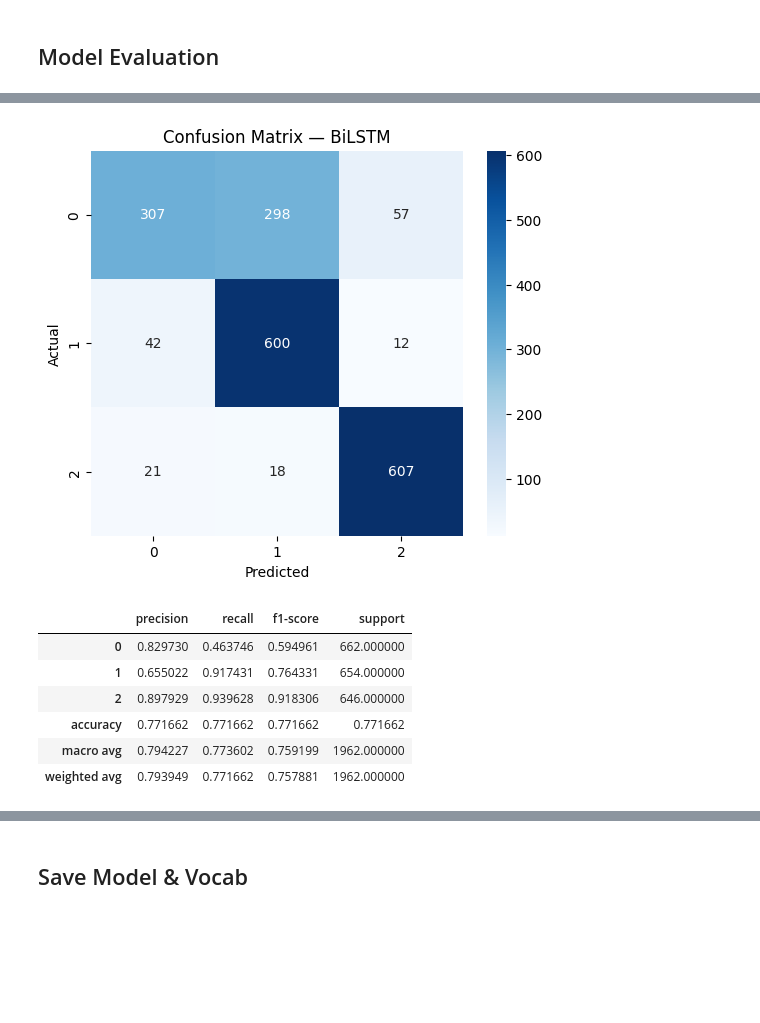
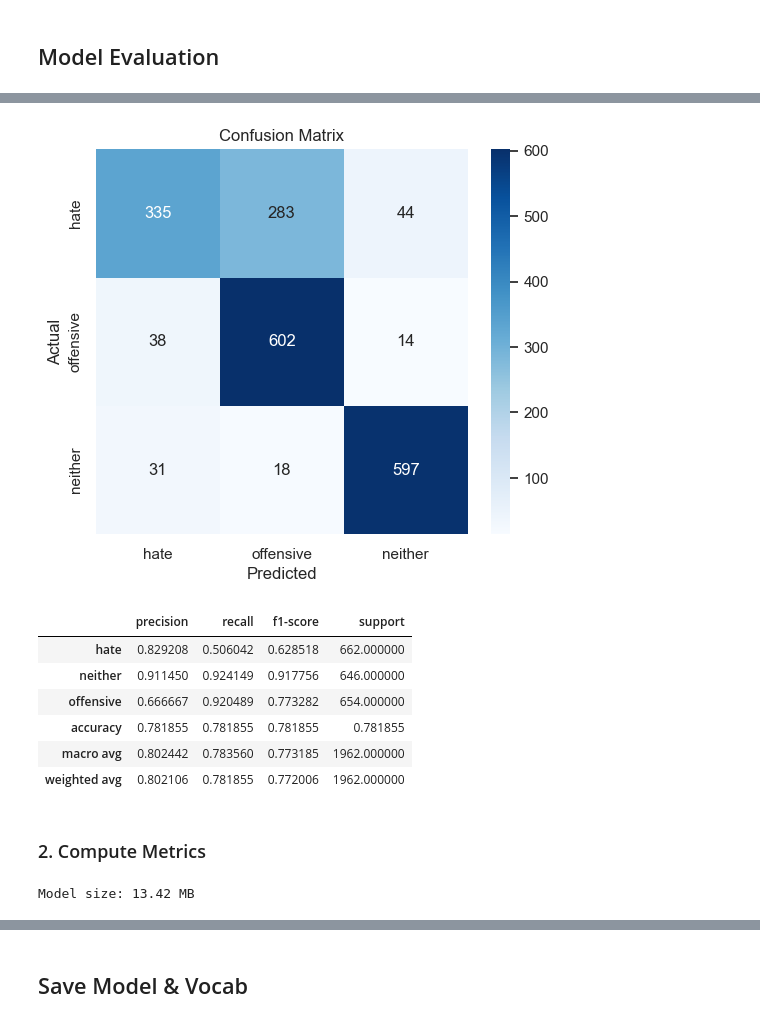
Before and after one commit to MMADUs/NLP-Final, a Jupyter notebook: BiLSTM.ipynb, the cells around one changed output, grey strips where cells are left out. Saved outputs shown, nothing was run; the diff lists cells and outputs as text; code cells hidden in the pictures; blank space fills up the shorter version.

```diff
--- a/BiLSTM.ipynb
+++ b/BiLSTM.ipynb
@@ -376,9 +445,11 @@ plt.show()
 # %%
-# Load best checkpoint before final evaluation
-model.load_state_dict(torch.load("./results/bilstm/best_model.pt", map_location=device))
+filename = "./results/bilstm/best_model.pt"
+
+model.load_state_dict(torch.load(filename, map_location=device))
 model.eval()
 
 all_preds, all_labels = [], []
+
 with torch.no_grad():
     for batch_ids, batch_labels, batch_lengths in test_loader:
         logits = model(batch_ids.to(device), batch_lengths)
@@ -386,7 +457,12 @@ with torch.no_grad():
         all_labels.extend(batch_labels.numpy())
 
 final_acc = accuracy_score(all_labels, all_preds)
-final_f1  = f1_score(all_labels, all_preds, average="weighted")
-print(f"Final  accuracy : {final_acc:.4f}")
-print(f"Final  F1 (weighted): {final_f1:.4f}")
+final_f1 = f1_score(all_labels, all_preds, average="macro")
+final_precision = precision_score(all_labels, all_preds, average="macro")
+final_recall = recall_score(all_labels, all_preds, average="macro")
+
+print(f"Final accuracy : {final_acc:.4f}")
+print(f"Final F1 (macro): {final_f1:.4f}")
+print(f"Final Precision (macro): {final_precision:.4f}")
+print(f"Final Recall (macro): {final_recall:.4f}")
 # %% [output]
@@ -395,23 +473,42 @@ Final  F1 (weighted): 0.7579
+# %%
+true_labels = [id2label[label] for label in all_labels]
+pred_labels = [id2label[pred] for pred in all_preds]
 # %%
-cm = confusion_matrix(all_labels, all_preds)
+labels = list(id2label.values())
+
+cm = confusion_matrix(
+    true_labels,
+    pred_labels,
+    labels=labels
+)
 
 plt.figure(figsize=(6, 5))
-sns.heatmap(cm, annot=True, fmt="d", cmap="Blues")
+
+sns.heatmap(
+    cm,
+    annot=True,
+    fmt="d",
+    cmap="Blues",
+    xticklabels=labels,
+    yticklabels=labels
+)
 plt.xlabel("Predicted")
 plt.ylabel("Actual")
-plt.title("Confusion Matrix — BiLSTM")
+plt.title("Confusion Matrix")
 plt.show()
 # %% [output]
-[figure, old version]
+[figure, new version]
 # %%
-report = classification_report(all_labels, all_preds, output_dict=True)
+report = classification_report(true_labels, pred_labels, output_dict=True)
 df_report = pd.DataFrame(report).transpose()
 df_report.head(total_labels + 4)
 # %% [output]
 |  | precision | recall | f1-score | support |
-| 0 | 0.829730 | 0.463746 | 0.594961 | 662.000000 |
-| 1 | 0.655022 | 0.917431 | 0.764331 | 654.000000 |
-| 2 | 0.897929 | 0.939628 | 0.918306 | 646.000000 |
-| accuracy | 0.771662 | 0.771662 | 0.771662 | 0.771662 |
-| macro avg | 0.794227 | 0.773602 | 0.759199 | 1962.000000 |
-| weighted avg | 0.793949 | 0.771662 | 0.757881 | 1962.000000 |
+| hate | 0.829208 | 0.506042 | 0.628518 | 662.000000 |
+| neither | 0.911450 | 0.924149 | 0.917756 | 646.000000 |
+| offensive | 0.666667 | 0.920489 | 0.773282 | 654.000000 |
+| accuracy | 0.781855 | 0.781855 | 0.781855 | 0.781855 |
+| macro avg | 0.802442 | 0.783560 | 0.773185 | 1962.000000 |
+| weighted avg | 0.802106 | 0.781855 | 0.772006 | 1962.000000 |
+# %% [markdown]
+### 2. Compute Metrics
@@ -417,0 +530,5 @@ df_report.head(total_labels + 4)
+# %%
+model_size = get_model_size_mb(model)
+print(f"Model size: {model_size:.2f} MB")
+# %% [output]
+Model size: 13.42 MB
```
Also changed, not shown: parts of 29 cells of this notebook, 8 other files.
